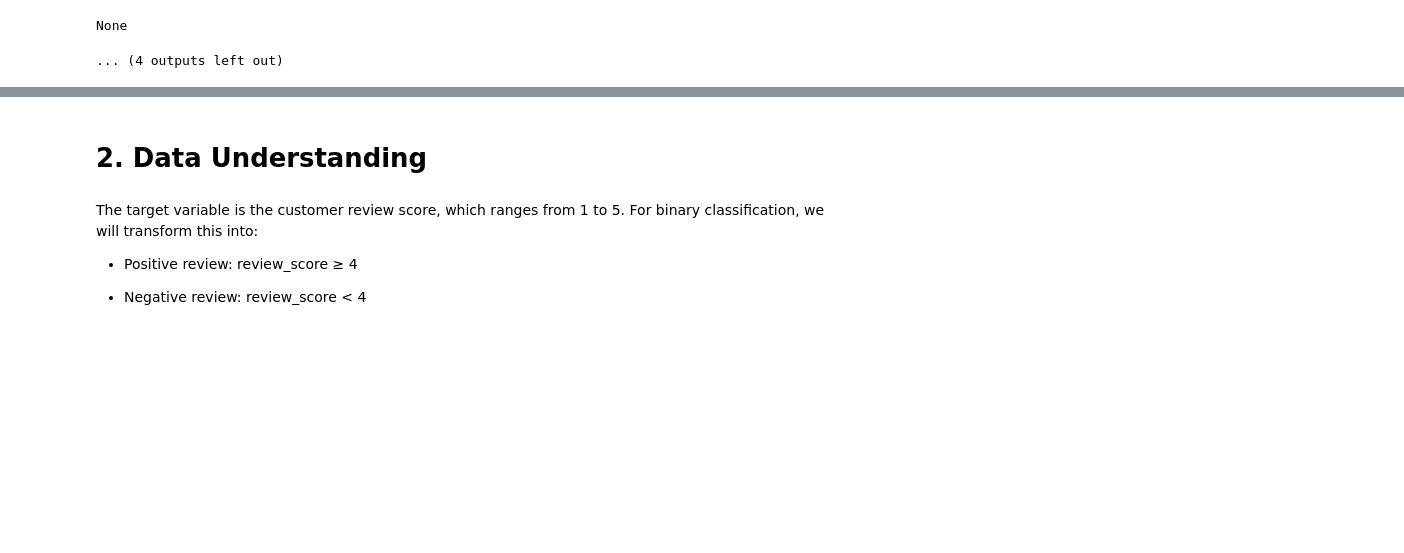
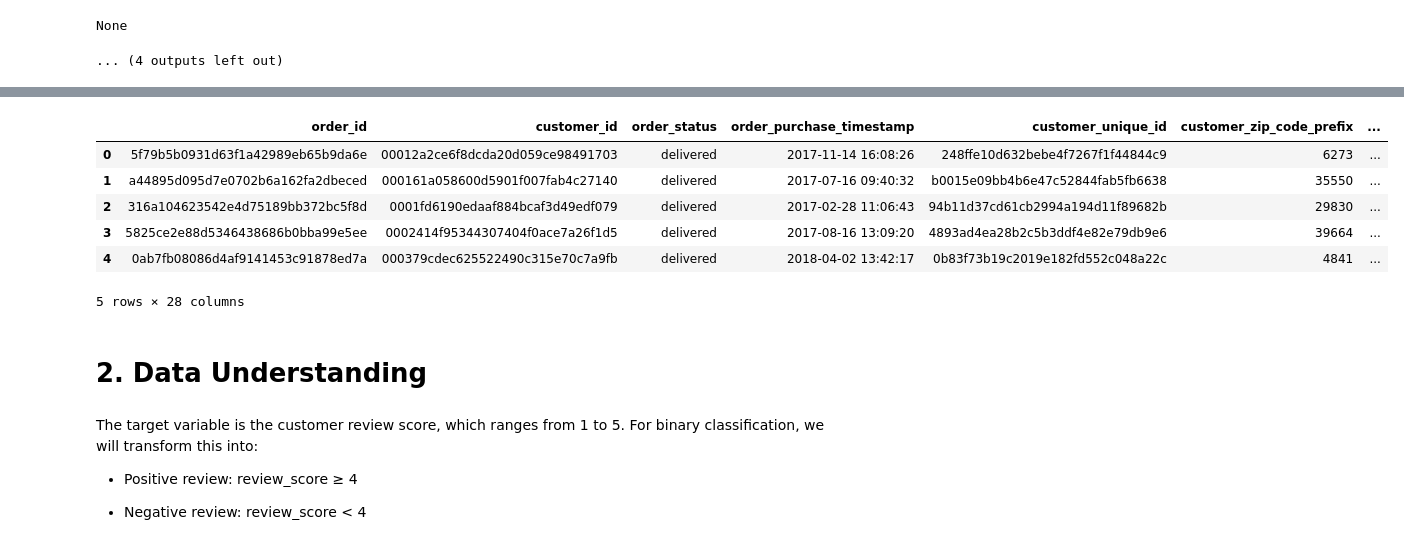
Before and after one commit to fahdmuchammad/Final_project_Sigma, a Jupyter notebook: Fin_pro.ipynb, the cells around one changed output, grey strips where cells are left out. Drawn from its saved outputs; the diff is of its cells as text; code cells hidden in the pictures; blank space fills up the shorter version.

```diff
--- a/Fin_pro.ipynb
+++ b/Fin_pro.ipynb
@@ -347 +384,20 @@ processing      5
 Name: count, dtype: int64
+# %%
+# remove columns yang tidak butuh
+df = df.drop(axis=1,
+columns=['product_name_lenght',
+'product_description_lenght',
+'product_photos_qty',
+'product_weight_g',
+'product_length_cm',
+'product_height_cm',
+'product_width_cm',
+'order_delivered_carrier_date',
+'order_delivered_customer_date',
+'order_estimated_delivery_date'
+,'shipping_limit_date','order_approved_at',
+'review_comment_title',
+'review_comment_message',
+'review_creation_date',
+'review_answer_timestamp',
+'product_category_name'])
@@ -348,3 +445,25 @@ Name: count, dtype: int64
+# %%
+# Change to Datetime
+df['order_purchase_date']=pd.to_datetime(df['order_purchase_timestamp'])
+# %%
+df['order_purchase_date'] = pd.to_datetime(df['order_purchase_timestamp'])
+df['order_purchase_date'] = df['order_purchase_date'].dt.strftime('%Y-%m-%d-%H')
+df['order_purchase_date'] = pd.to_datetime(df['order_purchase_date'])
+# %%
+df['year'] = df['order_purchase_date'].dt.year
+df['month'] = df['order_purchase_date'].dt.strftime('%b')
+df['day'] = df['order_purchase_date'].dt.day
+df['hour'] = df['order_purchase_date'].dt.hour
+# %%
+df.head()
+# %% [output]
+|  | order_id | customer_id | order_status | order_purchase_timestamp | customer_unique_id | customer_zip_code_prefix | ... |
+| 0 | 5f79b5b0931d63f1a42989eb65b9da6e | 00012a2ce6f8dcda20d059ce98491703 | delivered | 2017-11-14 16:08:26 | 248ffe10d632bebe4f7267f1f44844c9 | 6273 | ... |
+| 1 | a44895d095d7e0702b6a162fa2dbeced | 000161a058600d5901f007fab4c27140 | delivered | 2017-07-16 09:40:32 | b0015e09bb4b6e47c52844fab5fb6638 | 35550 | ... |
+| 2 | 316a104623542e4d75189bb372bc5f8d | 0001fd6190edaaf884bcaf3d49edf079 | delivered | 2017-02-28 11:06:43 | 94b11d37cd61cb2994a194d11f89682b | 29830 | ... |
+| 3 | 5825ce2e88d5346438686b0bba99e5ee | 0002414f95344307404f0ace7a26f1d5 | delivered | 2017-08-16 13:09:20 | 4893ad4ea28b2c5b3ddf4e82e79db9e6 | 39664 | ... |
+| 4 | 0ab7fb08086d4af9141453c91878ed7a | 000379cdec625522490c315e70c7a9fb | delivered | 2018-04-02 13:42:17 | 0b83f73b19c2019e182fd552c048a22c | 4841 | ... |
+5 rows × 28 columns
 # %% [markdown]
 # 2. Data Understanding
 # %% [markdown]
```
Also changed, not shown: parts of 9 cells of this notebook.
